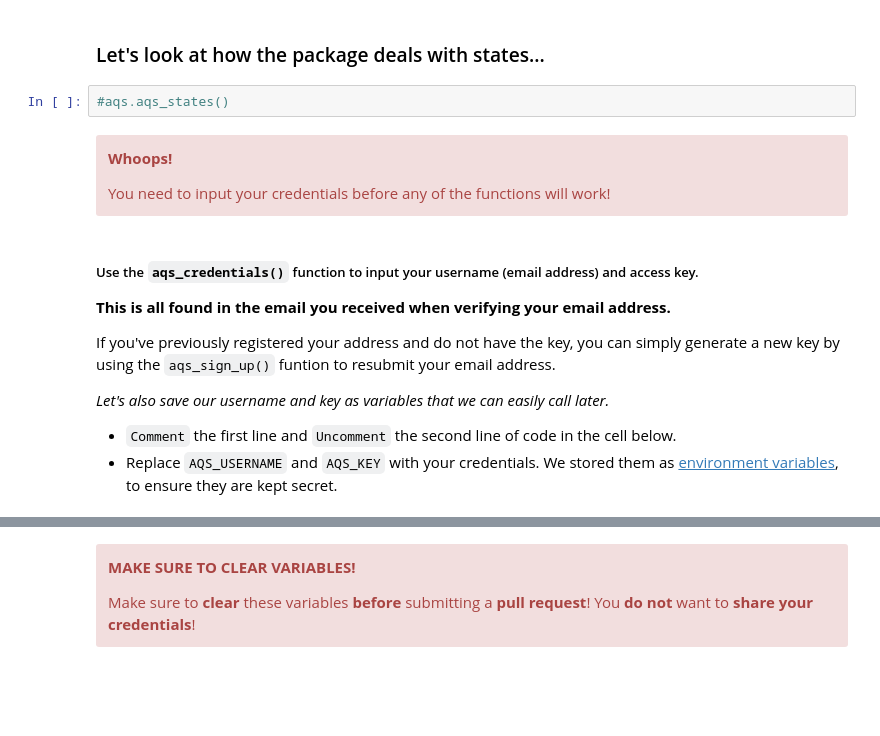
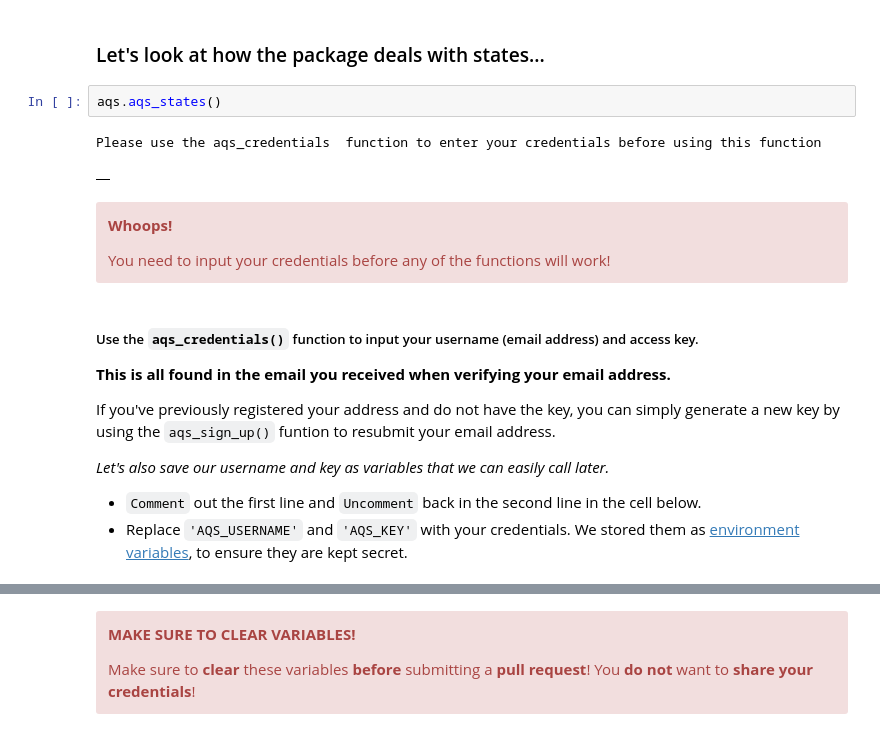
Before and after one commit to ProjectPythia/api-cookbook, a Jupyter notebook: notebooks/example-workflows/air-quality-system-api.ipynb, the cells around one changed output, grey strips where cells are left out. Cells and saved outputs as stored; diff of their text form; blank space fills up the shorter version.

```diff
--- a/notebooks/example-workflows/air-quality-system-api.ipynb
+++ b/notebooks/example-workflows/air-quality-system-api.ipynb
@@ -84,8 +84,11 @@ In the cell below, uncomment the code and replace '`EMAIL`' with an email addres
 1. By Core Based Statistical Aera (as defined by the US Census Bureau)
 # %% [markdown]
 ### Let's look at how the package deals with states...
-# %%
-#aqs.aqs_states()
+# %%
+aqs.aqs_states()
+# %% [output]
+Please use the aqs_credentials  function to enter your credentials before using this function
+|  |
 # %% [markdown]
 <div class="admonition alert alert-danger">
     <p class="admonition-title" style="font-weight:bold">Whoops!</p>
@@ -99,8 +102,8 @@ If you've previously registered your address and do not have the key, you can si
 
 *Let's also save our username and key as variables that we can easily call later.*
 
- -   `Comment` the first line and `Uncomment` the second line of code in the cell below.
- -   Replace `AQS_USERNAME` and `AQS_KEY` with your credentials. We stored them as [environment variables](https://pubs.opengroup.org/onlinepubs/9699919799/basedefs/V1_chap08.html), to ensure they are kept secret.
+ -   `Comment` out the first line and `Uncomment` back in the second line in the cell below.
+ -   Replace `'AQS_USERNAME'` and `'AQS_KEY'` with your credentials. We stored them as [environment variables](https://pubs.opengroup.org/onlinepubs/9699919799/basedefs/V1_chap08.html), to ensure they are kept secret.
 # %%
 aqs.aqs_credentials(username= os.getenv('AQS_USERNAME'), key=os.getenv('AQS_KEY'))
 #aqs.aqs_credentials(username=AQS_USERNAME, key=AQS_KEY)
```
Also changed, not shown: parts of 19 cells of this notebook.
